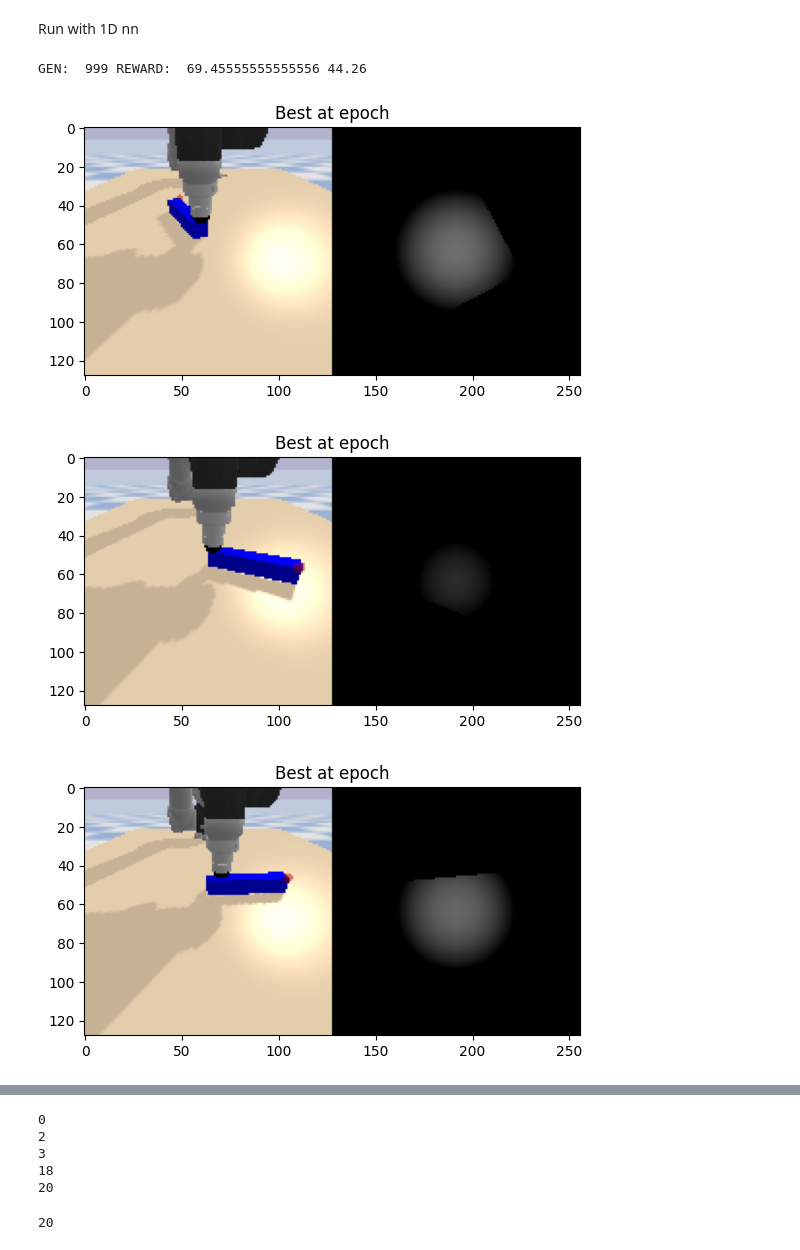
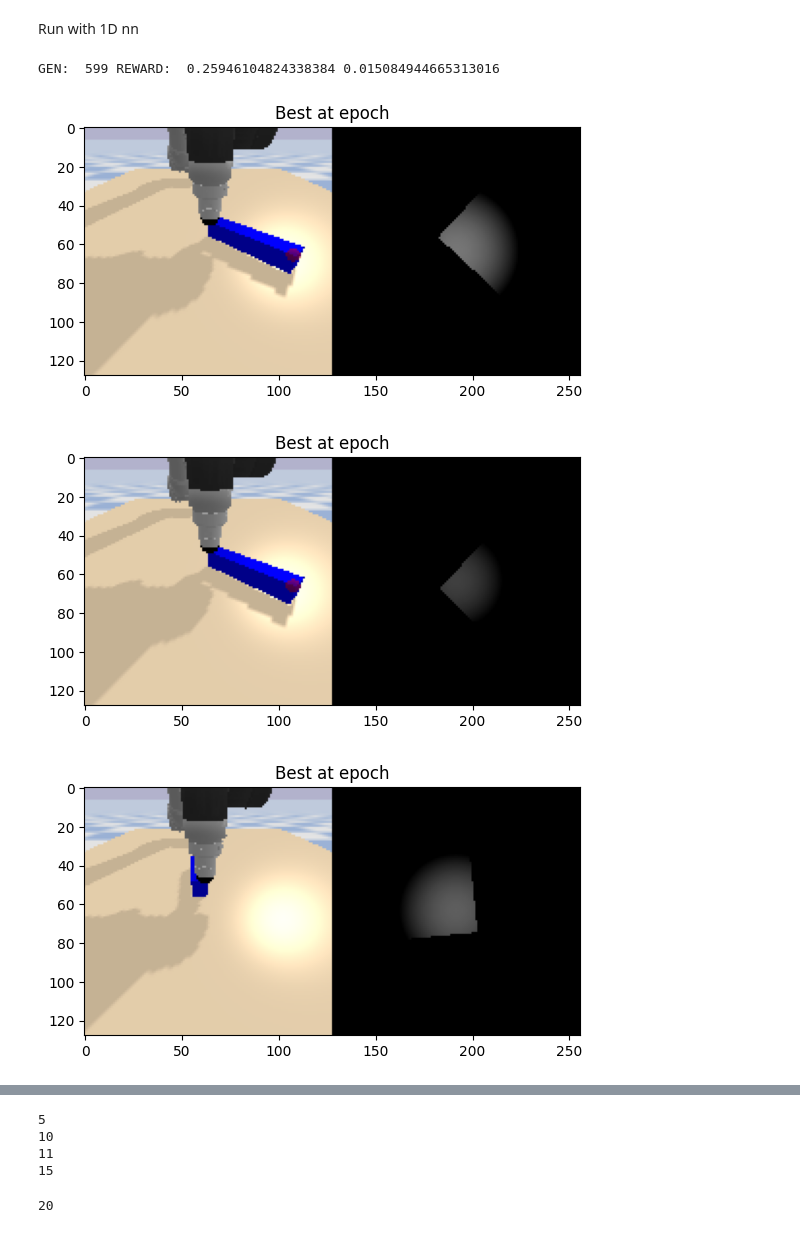
Before and after one commit to shepai/Chaos-Robotics, a Jupyter notebook: Bio-inspired sensors/Sim/gym_test.ipynb, the cells around one changed output, grey strips where cells are left out. Drawn from its saved outputs; the diff is of its cells as text; code cells hidden in the pictures.

```diff
--- a/Bio-inspired sensors/Sim/gym_test.ipynb
+++ b/Bio-inspired sensors/Sim/gym_test.ipynb
@@ -369,7 +369,7 @@ def run_trial(sensor,gene,max_t,save=None):
             if fit==0:
                 #r_sum=0
                 done=True #end if lost
-            r_sum +=fit * max(1,2**(max_t-t))#the reward becomes more important over time
+            r_sum +=fit #* max(1,2**(max_t-t))#the reward becomes more important over time
         #if fit>=0.5: done=True #if it is sturdy
         t+=dt #increase by timestep
         if save!=None: save.append(env.render())
@@ -514,37 +503,37 @@ for i in range(100):
 # %% [markdown]
 Run with 1D nn
 # %%
-GENERATIONS=1000
+GENERATIONS=600
 sensor=Agent(DIM*DIM,[100,60,30],9)
 pop=gen_population()
 f,r,ind=run_microbial(sensor,pop,GENERATIONS)
 
 for i in range(0 if len(r)<5 else len(r)-5,len(r),1 if len(r) < 10 else int(len(r)/10)):
     plt.title("Best at epoch")
     plt.imshow(r[i])
     plt.show()
 arr=[]
 best=0
 best_ind=0
 for ind in range(len(pop)):
     arr_=[]
     f,r=run_trial(sensor,pop[ind],3,save=arr_)
     if f>best:
         best=f
         best_ind=ind
         arr=copy.deepcopy(arr_)
 
 
 h,w=arr[0].shape[:2]
 arr=[]
 f,r=run_trial(sensor,pop[best_ind],10,save=arr)
 out = cv.VideoWriter('./Gym_tactip_flat.avi',cv.VideoWriter_fourcc(*'DIVX'), 15, (w,h))
 #gen vid
 for i,j in enumerate(arr):
     out.write(j)
 out.release()
 # %% [output]
-GEN:  999 REWARD:  69.45555555555556 44.26
+GEN:  599 REWARD:  0.25946104824338384 0.015084944665313016
-[figure, old version]
+[figure, new version]
-[figure, old version]
+[figure, new version]
-[figure, old version]
+[figure, new version]
@@ -574,11 +563,10 @@ for i,j in enumerate(arr):
     out.write(j)
 out.release()
 # %% [output]
-0
-2
-3
-18
-20
+5
+10
+11
+15
 # %%
 h,w=arr[0].shape[:2]
 arr=[]
```
Also changed, not shown: parts of 9 cells of this notebook, 8 other files.
